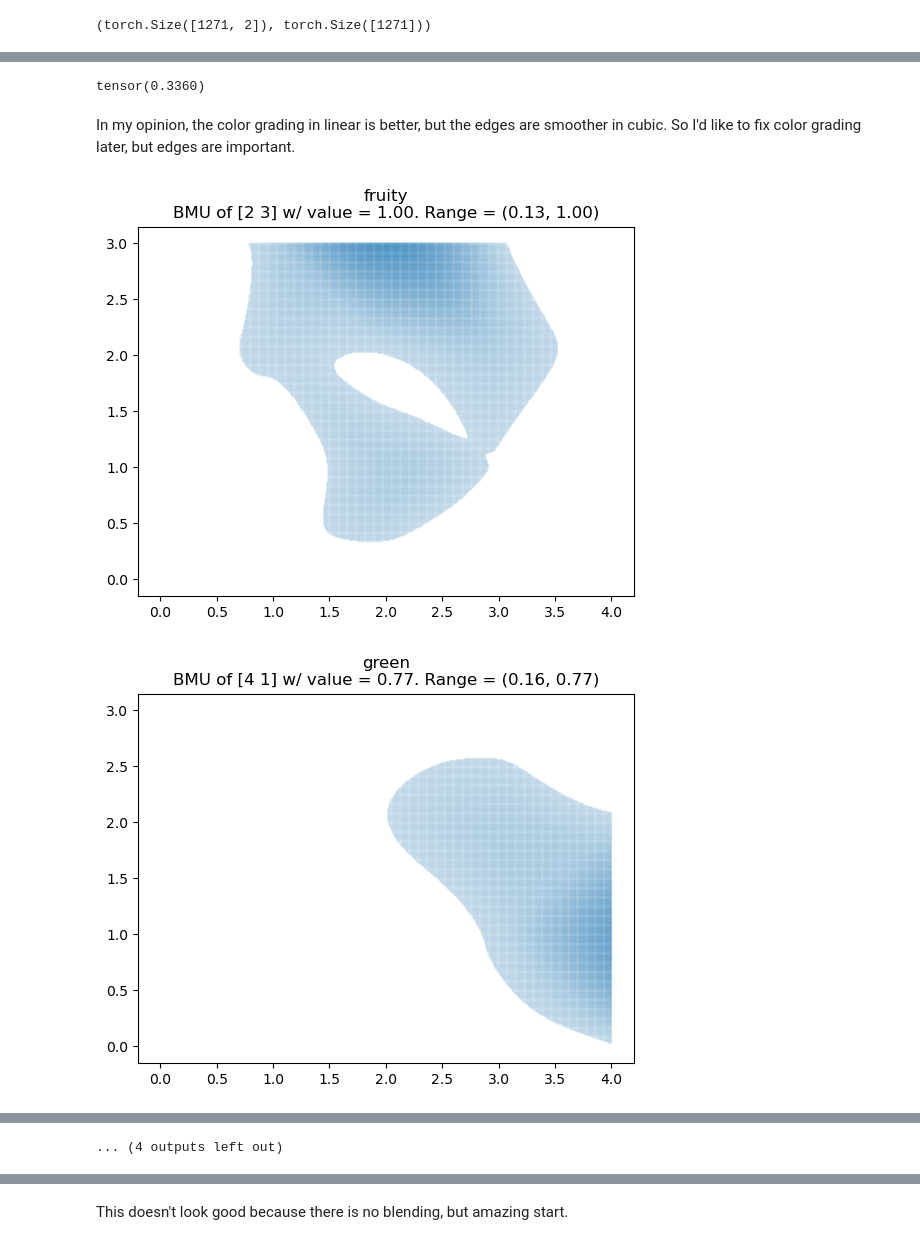
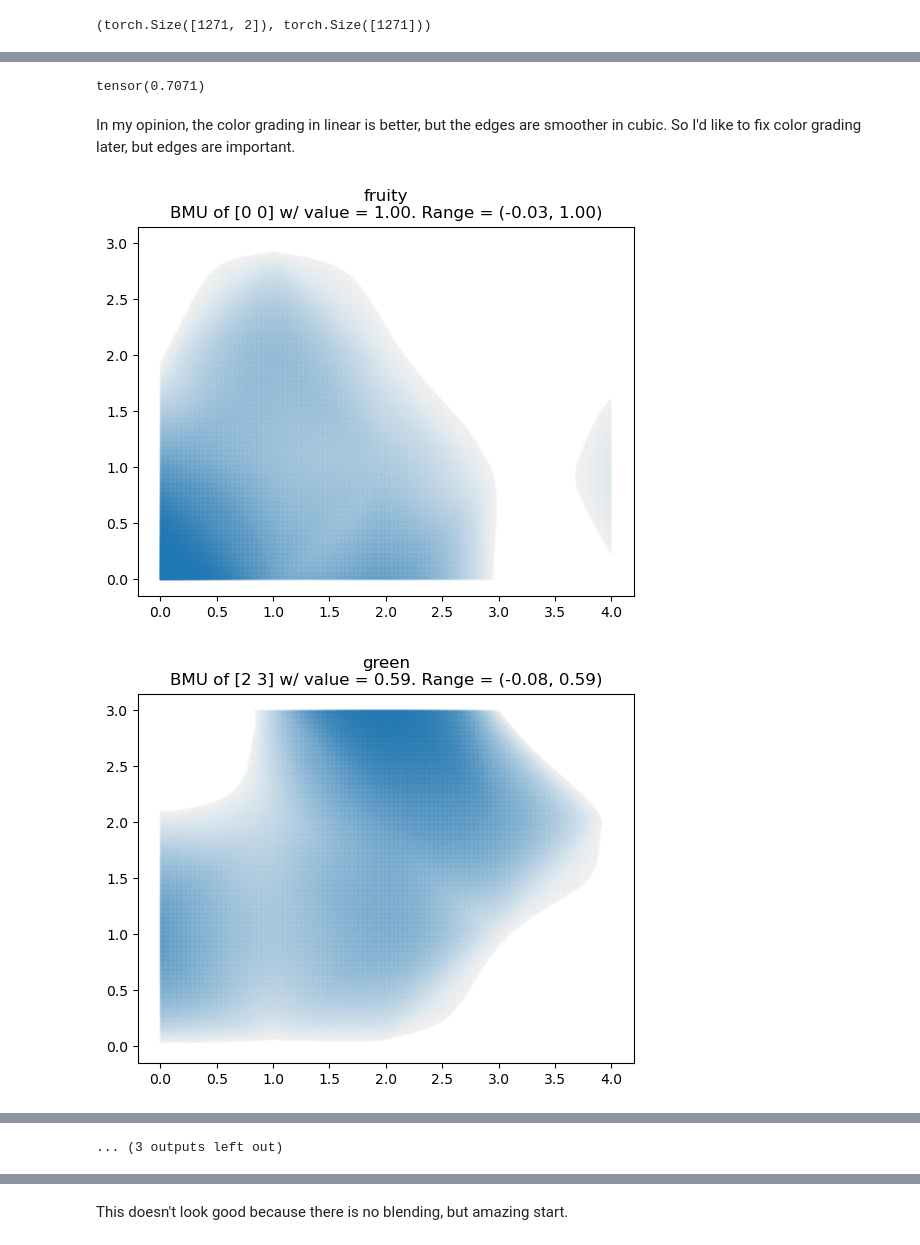
Before and after one commit to laurahsisson/aromap, a Jupyter notebook: batch.ipynb, the cells around one changed output, grey strips where cells are left out. Cells and saved outputs as stored; diff of their text form; code cells hidden in the pictures.

```diff
--- a/batch.ipynb
+++ b/batch.ipynb
@@ -339,7 +343,7 @@ def do_train(config,verbose=False):
     encodings = torch.stack([mol["encoding"] for mol in molecules])
     scores = [get_score()]
 
-    steps = config["width"] * config["height"]
+    steps = int(config["width"] * config["height"])
     for i in tqdm.tqdm(range(steps),smoothing=0, disable=not verbose):
         som.update_batch(encodings)
         som.do_decay()
@@ -353,8 +357,9 @@ h = 4
 # Though using a stronger decay reduces this.
 # A larger initial gauss does tend to lead to better distributions, though.
 som,scores = do_train({'width': w, 'height': h, "gauss":min(w,h)/2, "decay": .9, "onehot": True},verbose=True)
-activations = torch.stack([som.get_activations(enc) for enc in _encodings])
-amin, amax = activations.min(), activations.max()
+note_encodings = torch.stack([multi_hot([n]) for n,f in all_notes.most_common()])
+all_activations = torch.stack([som.get_activations(enc) for enc in note_encodings])
+amin, amax = all_activations.min(), all_activations.max()
 
 # In general the decay doesn't seem to affect final score?
 # We just get there slightly faster. To get around this I'll used steps = w * h
@@ -491,7 +496,7 @@ def plot_fine(title,encoding,as_size,step,interpolation,thresh=1e-5,activations=
         assert activations[bmu].item() == fact.max()
 
     # Multiply by step^2 to account for width*height, then again to account for radius of points
-    factor = 1e6/(som.width*som.height*(1/(step**3)))
+    factor = 1e7/(som.width*som.height*(1/(step**3)))
     act = torch.nn.functional.threshold(act,thresh,0)
     display_val = (act**2)
     if as_size:
@@ -527,16 +532,16 @@ for interp in ["linear","cubic","nearest"]:
 # %%
 # Use this instead of a fixed threshold
 # Maybe .5?
-activations.quantile(.1)
+all_activations.quantile(.1)
 # %% [output]
-tensor(0.3360)
+tensor(0.7071)
 # %% [markdown]
 In my opinion, the color grading in linear is better, but the edges are smoother in cubic.
 So I'd like to fix color grading later, but edges are important.
 # %%
 for n, f in all_notes.most_common(15):
-    plot_fine(n,multi_hot([n]),interpolation="cubic",step=.01,as_size=True,thresh=2.5e-1)
+    plot_fine(n,multi_hot([n]),interpolation="cubic",step=.005,as_size=True,thresh=1e-2)
     plt.show()
 # %% [output]
-[figure, old version]
+[figure, new version]
-[figure, old version]
+[figure, new version]
@@ -553,4 +558,4 @@ for n, f in all_notes.most_common(15):
-... (4 outputs left out)
+... (3 outputs left out)
 # %%
 for n, f in all_notes.most_common(3):
     print(n,som.get_bmu_pos(multi_hot([n])))
```
Also changed, not shown: parts of 12 cells of this notebook, 2 other files.
